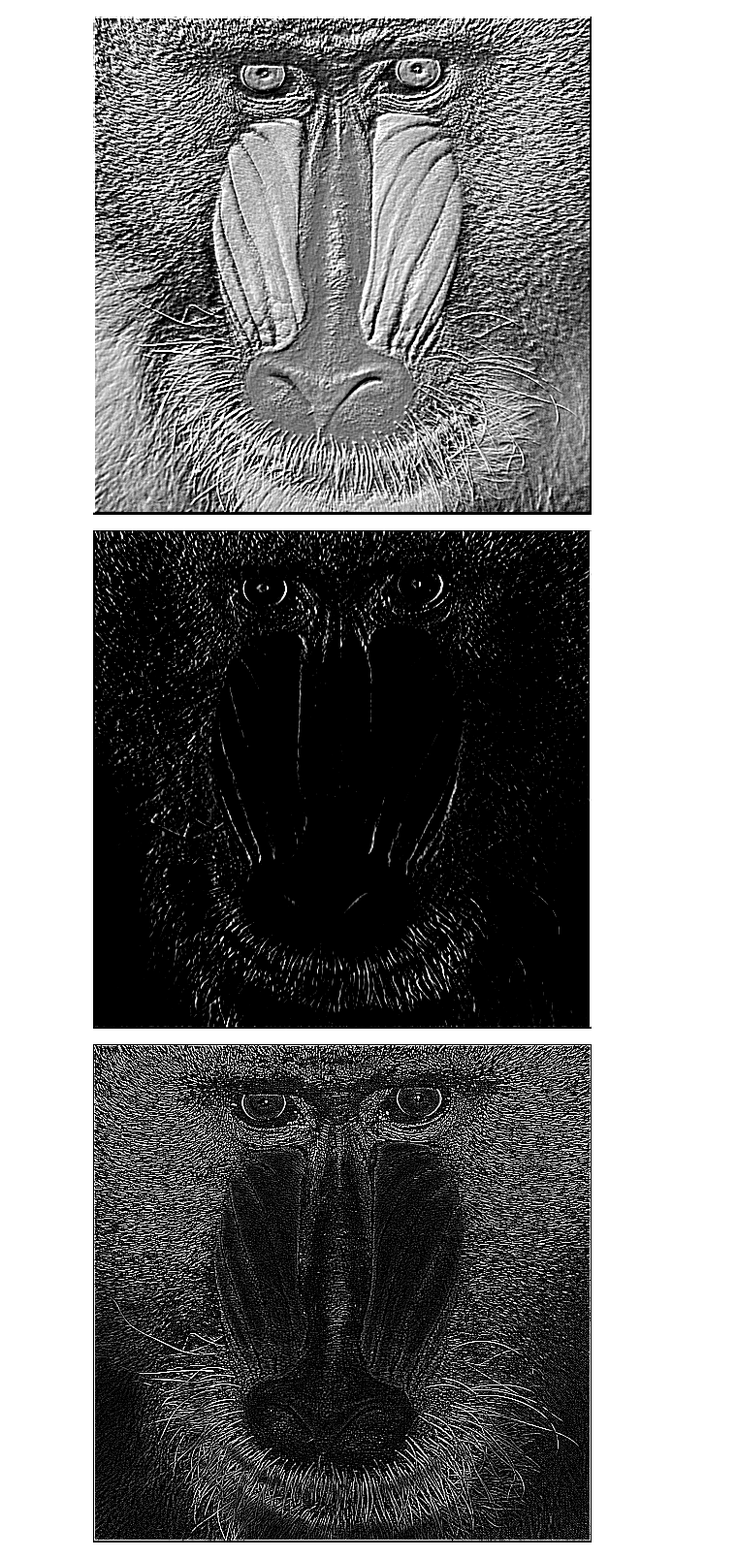
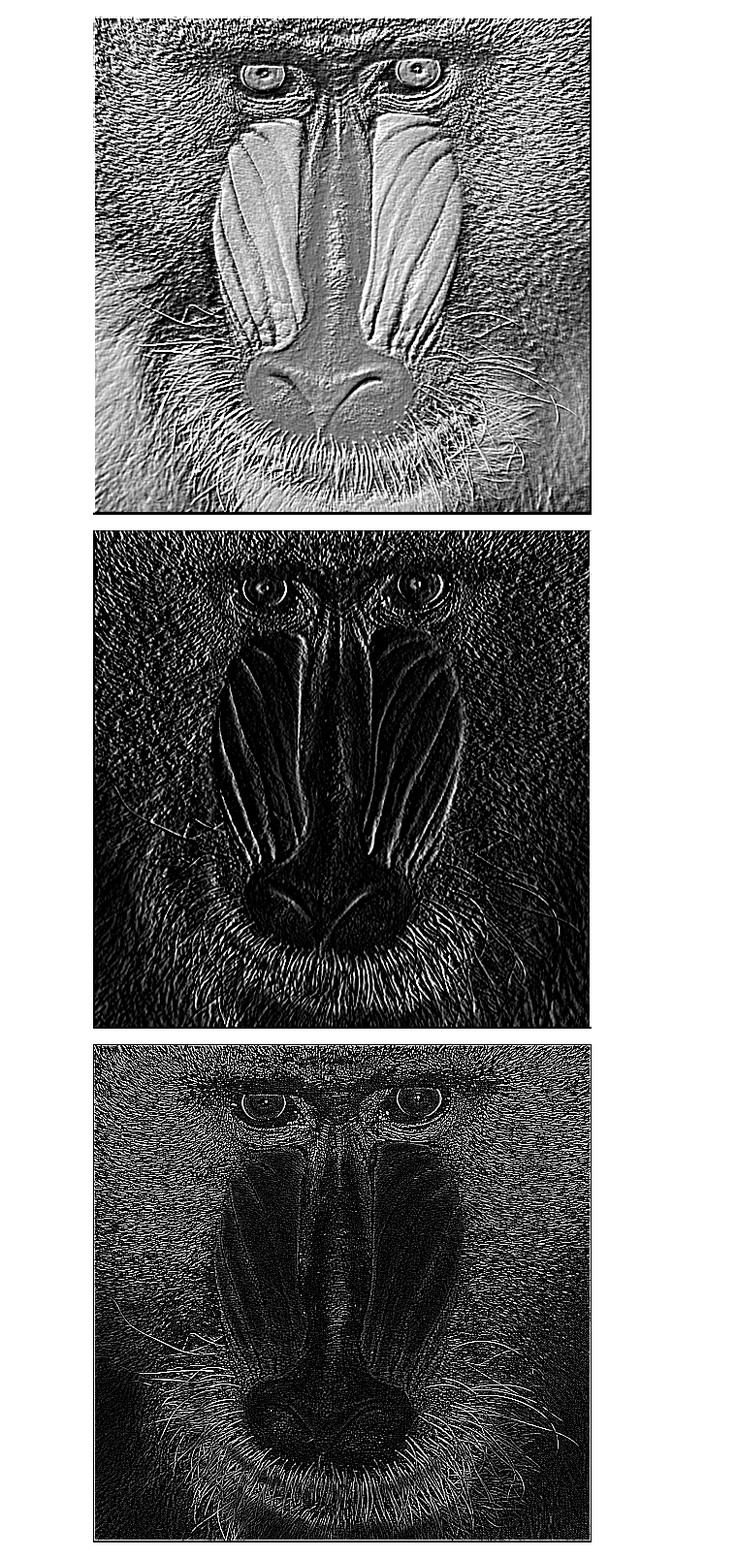
Before and after one commit to kausar-vento/PCVK_Genap_2023, a Jupyter notebook: Minggu 7 /Week7.ipynb, the cells around one changed output. Shown at 97% size. Saved outputs shown, nothing was run; the diff lists cells and outputs as text; code cells hidden in the pictures.

```diff
--- a/Minggu 7 /Week7.ipynb
+++ b/Minggu 7 /Week7.ipynb
@@ -71,14 +71,14 @@ cv2_imshow(result2)
 # %%
 kernel_sharpen3 = np.array([
     [1,0,-1],
     [2,0,-2],
-    [1,0,-2]
+    [1,0,-1]
 ])
 
 result3 = convolution2d(img_gray, kernel_sharpen3, 1, 2)
 cv2_imshow(result3)
 # %% [output]
-[figure, old version]
+[figure, new version]
 # %%
 kernel_sharpen4 = np.array([
     [-1,-1,-1],
```
